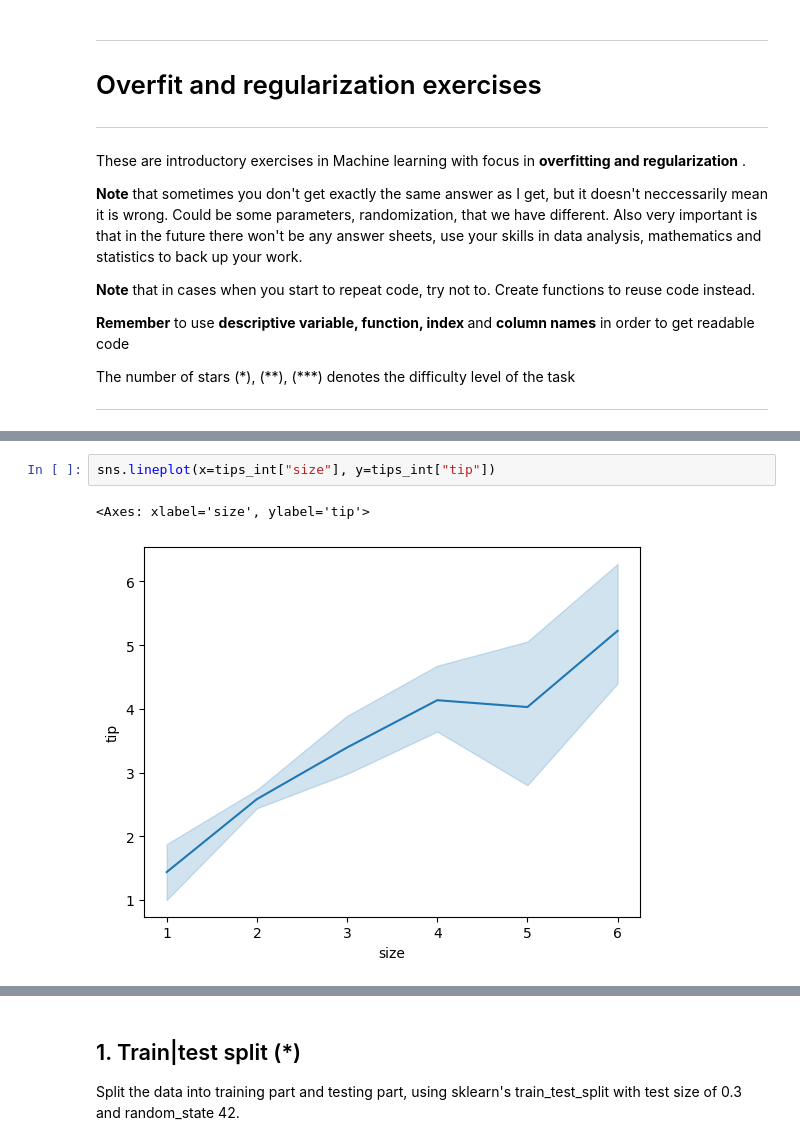
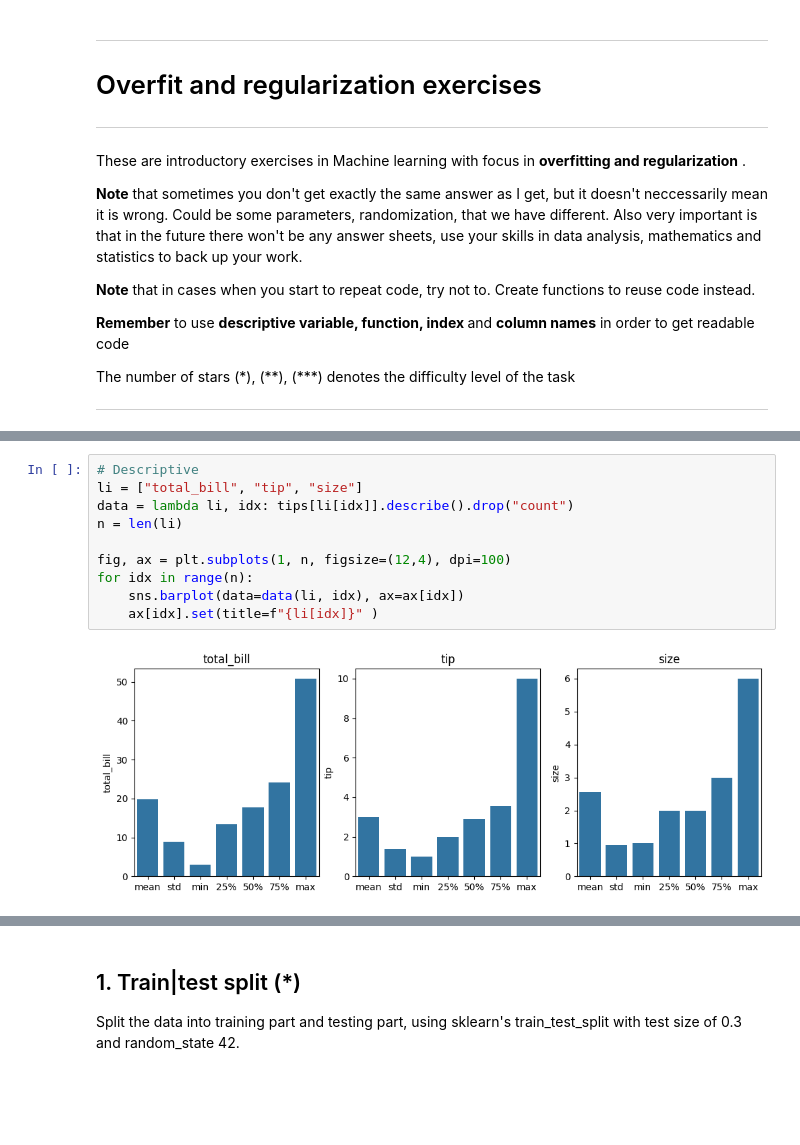
Before and after one commit to Adam-Teo/AT24-Machine-Learning-Adam-Teodorsson, a Jupyter notebook: Exercises_notes/E02_overfit_regularization.ipynb, the cells around one changed output, grey strips where cells are left out. Drawn from its saved outputs; the diff is of its cells as text; blank space fills up the shorter version.

```diff
--- a/Exercises_notes/E02_overfit_regularization.ipynb
+++ b/Exercises_notes/E02_overfit_regularization.ipynb
@@ -126,5 +86,12 @@ sns.scatterplot(x=tips_int["total_bill"], y=tips_int["tip"])
-# %%
-sns.lineplot(x=tips_int["size"], y=tips_int["tip"])
-# %% [output]
-<Axes: xlabel='size', ylabel='tip'>
-[figure, removed]
+# %%
+# Descriptive
+li = ["total_bill", "tip", "size"]
+data = lambda li, idx: tips[li[idx]].describe().drop("count")
+n = len(li)
+
+fig, ax = plt.subplots(1, n, figsize=(12,4), dpi=100)
+for idx in range(n):
+    sns.barplot(data=data(li, idx), ax=ax[idx])
+    ax[idx].set(title=f"{li[idx]}" )
+# %% [output]
+[figure, added]
```
Also changed, not shown: parts of 26 cells of this notebook, 27 other files.
